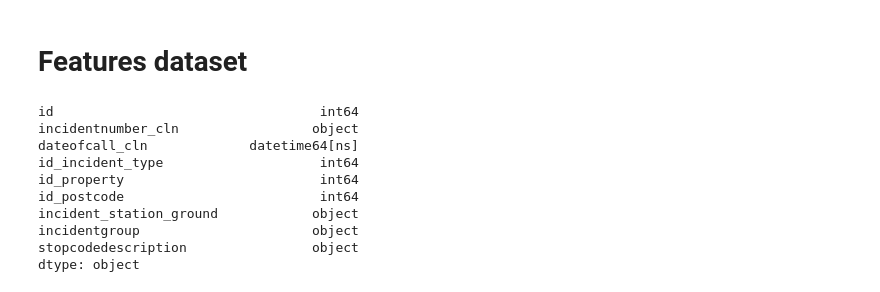
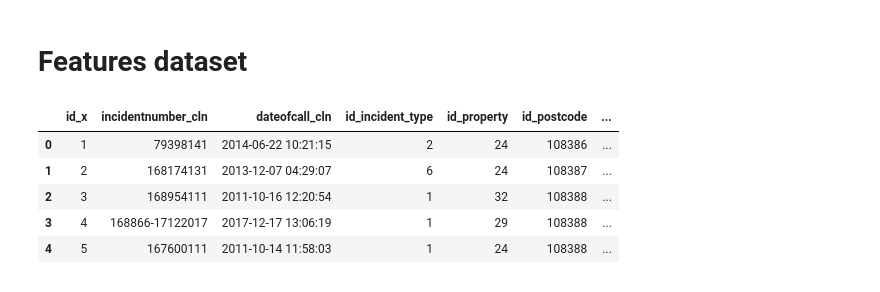
Before and after one commit to GuerrillaAnalytics/proj001_lfb, a Jupyter notebook: wp/wp_005_false_alarm_analysis/01/wp_005_false_alarm_analysis.ipynb, the cells around one changed output. Cells and saved outputs as stored; diff of their text form; code cells hidden in the pictures.

```diff
--- a/wp/wp_005_false_alarm_analysis/01/wp_005_false_alarm_analysis.ipynb
+++ b/wp/wp_005_false_alarm_analysis/01/wp_005_false_alarm_analysis.ipynb
@@ -103,16 +103,15 @@ df_property.head(3)
 | 2 | 3 | Aircraft | Light aircraft |
 # %% [markdown]
 # Features dataset
-# %%
-df_incidents.dtypes
-# %% [output]
-id                                  int64
-incidentnumber_cln                 object
-dateofcall_cln             datetime64[ns]
-id_incident_type                    int64
-id_property                         int64
-id_postcode                         int64
-incident_station_ground            object
-incidentgroup                      object
-stopcodedescription                object
-dtype: object
+# %%
+df_features = pd.merge(pd.merge(df_incidents,df_postcodes,left_on='id_postcode',right_on='id', how='left') ,
+                       df_property,left_on='id_property',right_on='id',how='left')
+df_features.drop(['id','id_y'], inplace=True, axis =1)
+df_features.head()
+# %% [output]
+|  | id_x | incidentnumber_cln | dateofcall_cln | id_incident_type | id_property | id_postcode | ... |
+| 0 | 1 | 79398141 | 2014-06-22 10:21:15 | 2 | 24 | 108386 | ... |
+| 1 | 2 | 168174131 | 2013-12-07 04:29:07 | 6 | 24 | 108387 | ... |
+| 2 | 3 | 168954111 | 2011-10-16 12:20:54 | 1 | 32 | 108388 | ... |
+| 3 | 4 | 168866-17122017 | 2017-12-17 13:06:19 | 1 | 29 | 108388 | ... |
+| 4 | 5 | 167600111 | 2011-10-14 11:58:03 | 1 | 24 | 108388 | ... |
```
Also changed, not shown: parts of 12 cells of this notebook.
